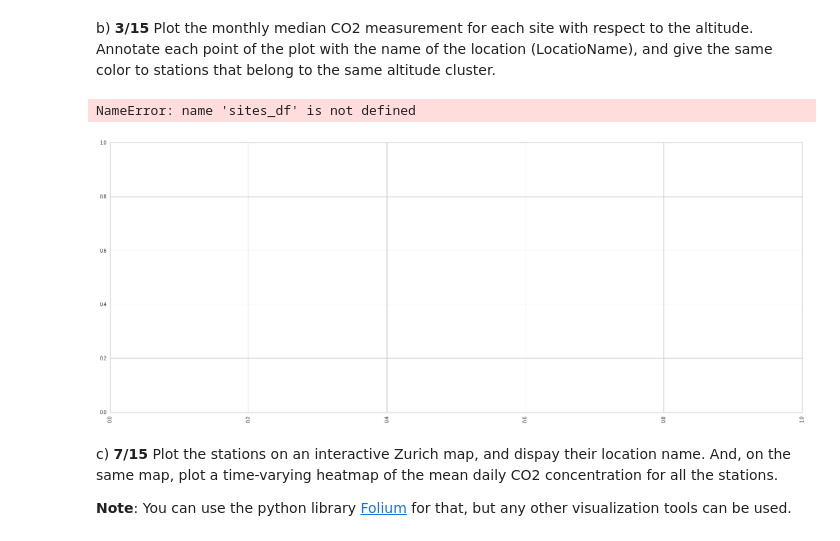
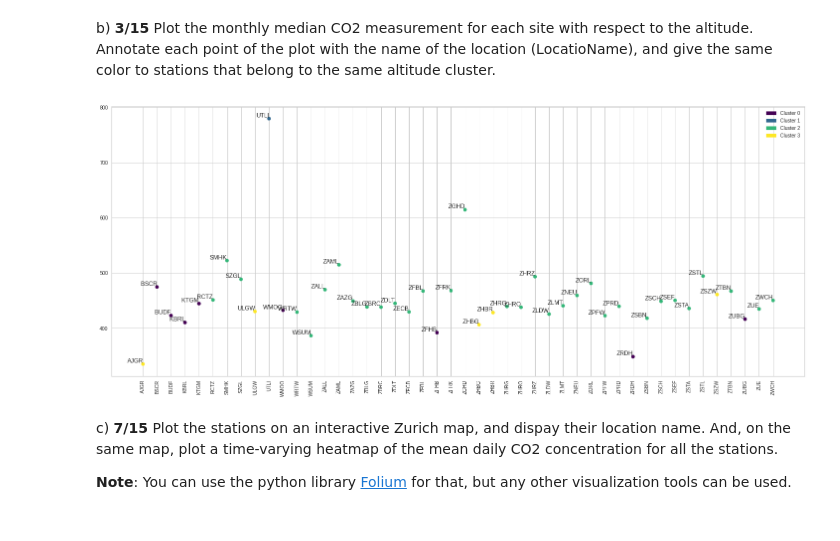
Before and after one commit to FurkanKarakas/dslab-homework-2, a Jupyter notebook: notebooks/DSLab_homework-2.ipynb, the cells around one changed output. Drawn from its saved outputs; the diff is of its cells as text; code cells hidden in the pictures.

```diff
--- a/notebooks/DSLab_homework-2.ipynb
+++ b/notebooks/DSLab_homework-2.ipynb
@@ -359,28 +359,27 @@ df_final
 # %% [markdown]
 b) **3/15** Plot the monthly median CO2 measurement for each site with respect to the altitude. Annotate each point of the plot with the name of the location (LocatioName), and give the same color to stations that belong to the same altitude  cluster.
 # %%
-ites_df = df_final.groupby('LocationName').median()
+sites_df = df_final.groupby('LocationName').median()
 import matplotlib.patches as mpatches
 import matplotlib.cm as cm
 plt.figure(figsize=(25,10))
 plt.xticks(rotation=90)
 colors=cm.get_cmap('viridis', 4).colors
 x=sites_df['CO2'].index
 y=sites_df['CO2'].values
 clusters=sites_df['cluster_ID'].values
 for i in range(len(x)):
     plt.annotate(x[i],xy=(x[i], y[i]),ha="right",va="bottom")
 plt.scatter(x,y,c=sites_df['cluster_ID'].map(lambda x: colors[x]))
 
 handles=[]
 for i in range(4):
     handles.append(mpatches.Patch(color=colors[i], label='Cluster '+str(i)))
 
 plt.legend(handles=handles)
 plt.show()
 # %% [output]
-NameError: name 'sites_df' is not defined
-[figure, old version]
+[figure, new version]
 # %% [markdown]
 c) **7/15** Plot the stations on an interactive Zurich map, and dispay their location name. And, on the same map, plot a time-varying heatmap of the mean daily CO2 concentration for all the stations.
 
```
Also changed, not shown: parts of 3 cells of this notebook.
